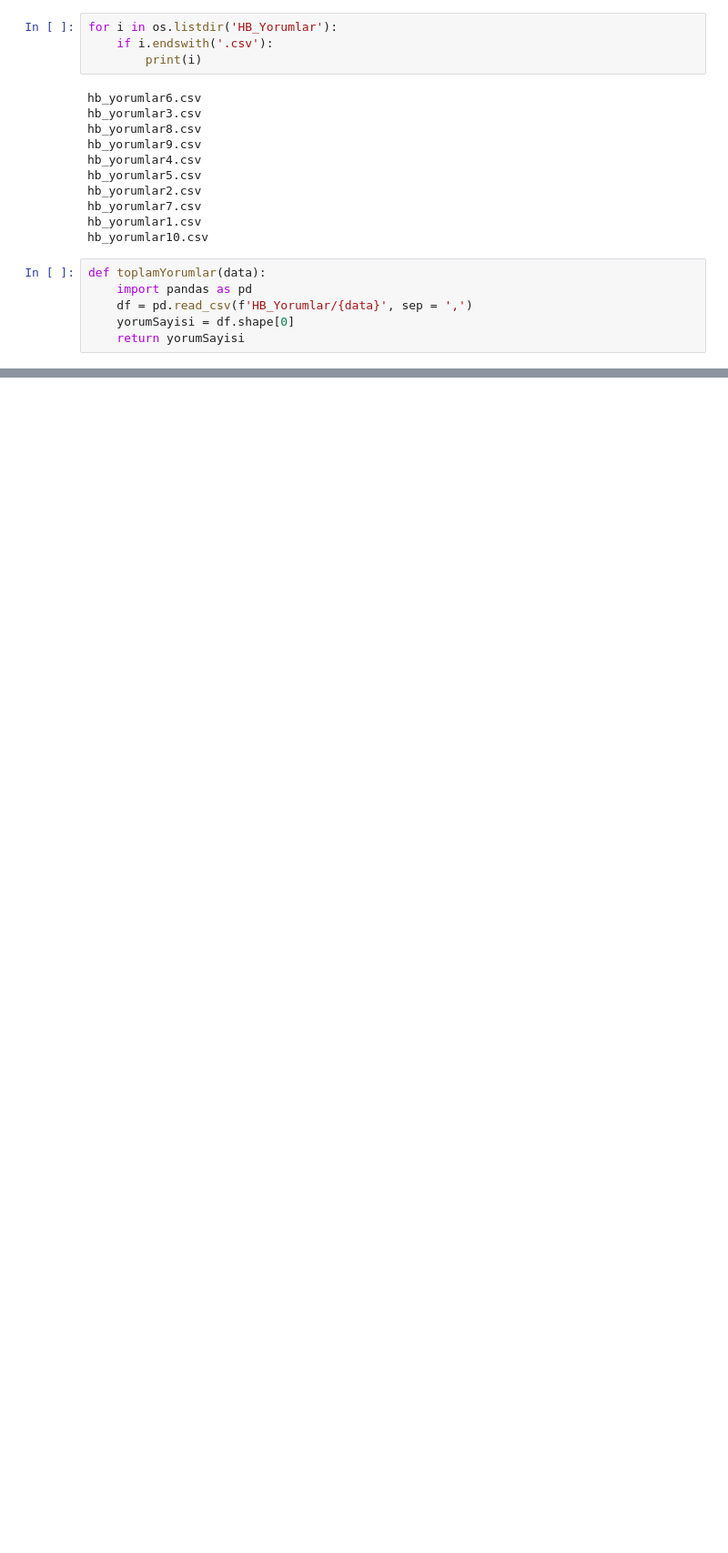
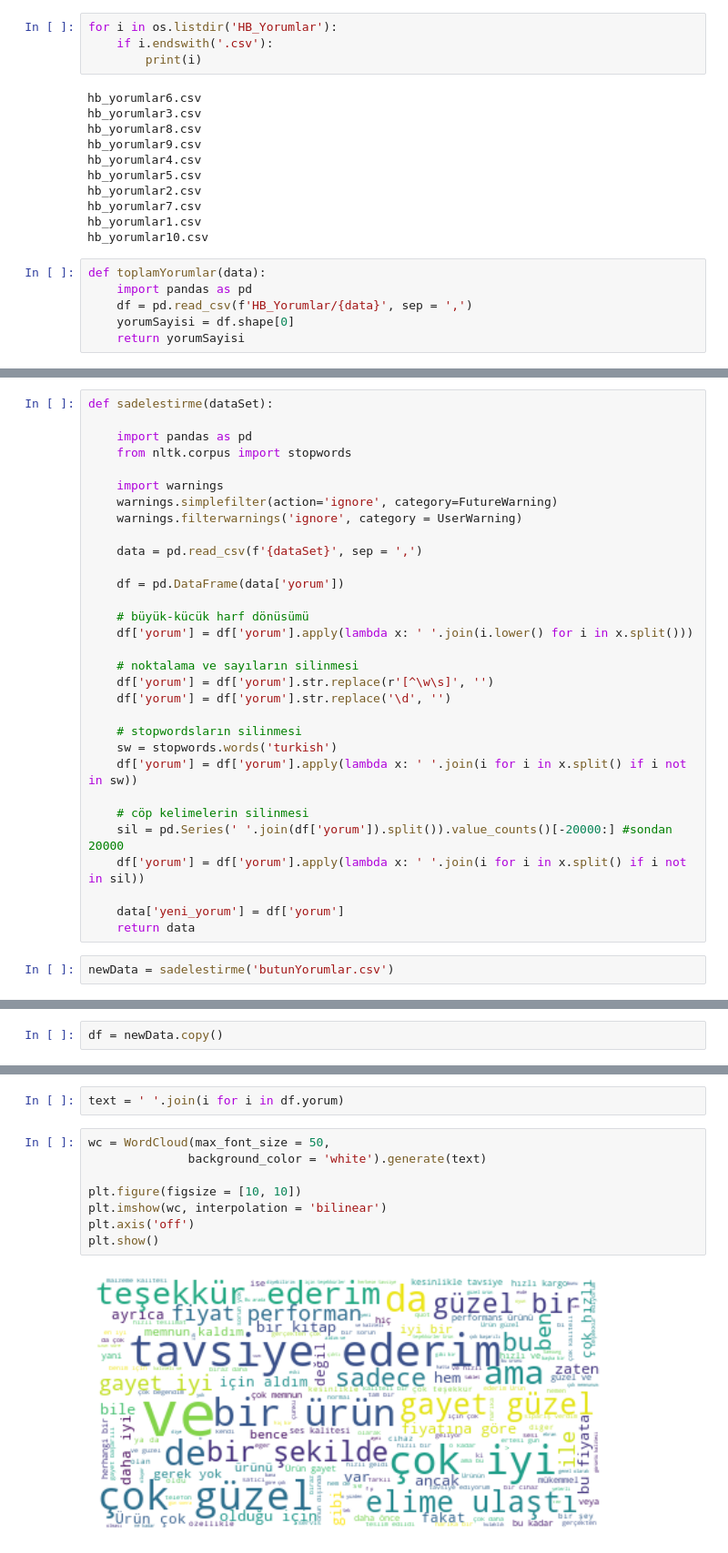
Before and after one commit to mrkizmaz/TensorFlow_HepsiBurada_YorumAnalizi_Projesi, a Jupyter notebook: TumYorumlariSadelestirme.ipynb, the cells around one changed output, grey strips where cells are left out. Shown: that part at 91% size. Saved outputs shown, nothing was run; the diff lists cells and outputs as text; blank space fills up the shorter version.

Commit message:
HB_YorumAnalizi

```diff
--- a/TumYorumlariSadelestirme.ipynb
+++ b/TumYorumlariSadelestirme.ipynb
@@ -96,0 +91,33 @@ toplamYorumSayisi
+# %%
+def sadelestirme(dataSet):
+
+    import pandas as pd
+    from nltk.corpus import stopwords
+
+    import warnings
+    warnings.simplefilter(action='ignore', category=FutureWarning)
+    warnings.filterwarnings('ignore', category = UserWarning)
+
+    data = pd.read_csv(f'{dataSet}', sep = ',')
+
+    df = pd.DataFrame(data['yorum'])
+
+    # büyük-kücük harf dönüsümü
+    df['yorum'] = df['yorum'].apply(lambda x: ' '.join(i.lower() for i in x.split()))
+
+    # noktalama ve sayıların silinmesi
+    df['yorum'] = df['yorum'].str.replace(r'[^\w\s]', '')
+    df['yorum'] = df['yorum'].str.replace('\d', '')
+
+    # stopwordsların silinmesi
+    sw = stopwords.words('turkish')
+    df['yorum'] = df['yorum'].apply(lambda x: ' '.join(i for i in x.split() if i not in sw))
+
+    # cöp kelimelerin silinmesi
+    sil = pd.Series(' '.join(df['yorum']).split()).value_counts()[-20000:] #sondan 20000
+    df['yorum'] = df['yorum'].apply(lambda x: ' '.join(i for i in x.split() if i not in sil))
+
+    data['yeni_yorum'] = df['yorum']
+    return data
+# %%
+newData = sadelestirme('butunYorumlar.csv')
@@ -96,0 +165,2 @@ toplamYorumSayisi
+# %%
+df = newData.copy()
@@ -96,0 +221,12 @@ toplamYorumSayisi
+# %%
+text = ' '.join(i for i in df.yorum)
+# %%
+wc = WordCloud(max_font_size = 50,
+              background_color = 'white').generate(text)
+
+plt.figure(figsize = [10, 10])
+plt.imshow(wc, interpolation = 'bilinear')
+plt.axis('off')
+plt.show()
+# %% [output]
+[figure, added]
```
Also changed, not shown: parts of 47 cells of this notebook, 15 other files.
